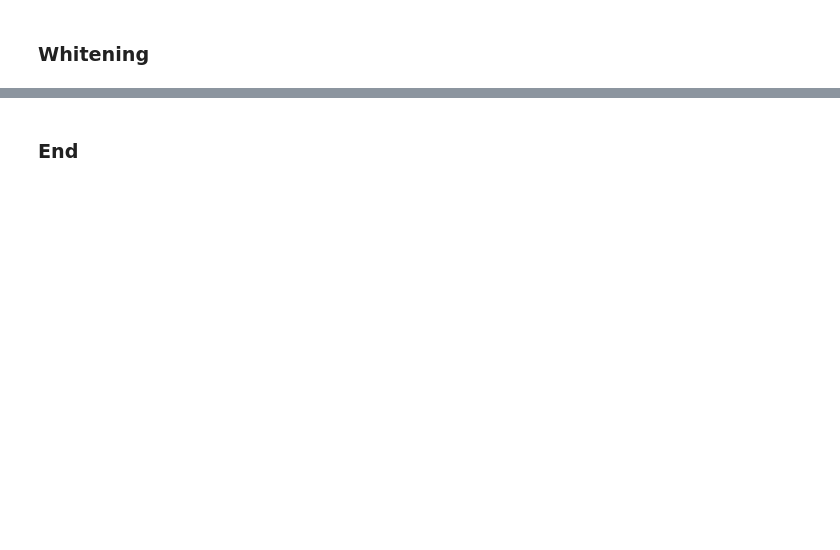
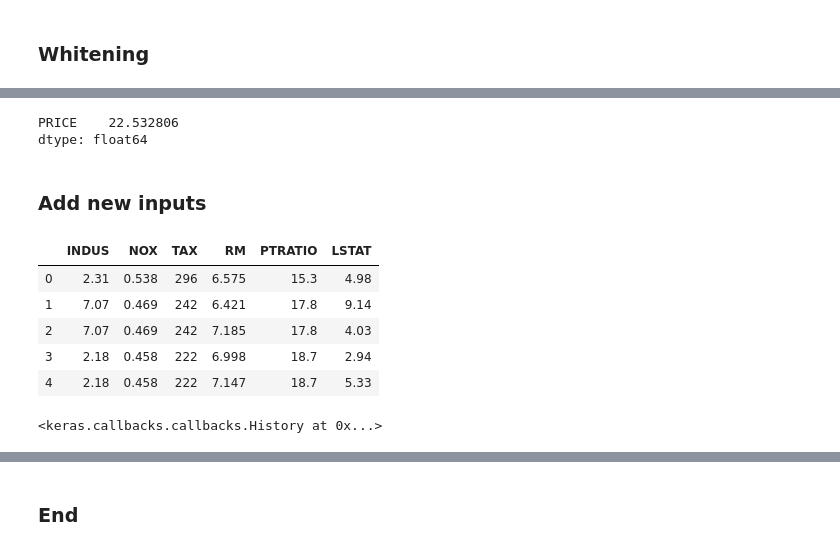
Before and after one commit to fionanealon/Boston-Housing-dataset, a Jupyter notebook: Boston Housing dataset.ipynb, the cells around one changed output, grey strips where cells are left out. Drawn from its saved outputs; the diff is of its cells as text; code cells hidden in the pictures; blank space fills up the shorter version.

```diff
--- a/Boston Housing dataset.ipynb
+++ b/Boston Housing dataset.ipynb
@@ -801,0 +994,20 @@ print("Results: %.2f (%.2f) MSE" % (results.mean(), results.std()))
+# %%
+# Use pandas to calculate the average price of 'PRICE'
+df[['PRICE']].mean()
+# %% [output]
+PRICE    22.532806
+dtype: float64
+# %% [markdown]
+### Add new inputs
+# %%
+# Create some input values with the RM, PTRATIO and LSTAT columns of the housing dataframe
+newinputs = df[['INDUS', 'NOX', 'TAX', 'RM', 'PTRATIO', 'LSTAT']]
+# Take a look at the first 5 values of inputs
+newinputs.head()
+# %% [output]
+|  | INDUS | NOX | TAX | RM | PTRATIO | LSTAT |
+| 0 | 2.31 | 0.538 | 296 | 6.575 | 15.3 | 4.98 |
+| 1 | 7.07 | 0.469 | 242 | 6.421 | 17.8 | 9.14 |
+| 2 | 7.07 | 0.469 | 242 | 7.185 | 17.8 | 4.03 |
+| 3 | 2.18 | 0.458 | 222 | 6.998 | 18.7 | 2.94 |
+| 4 | 2.18 | 0.458 | 222 | 7.147 | 18.7 | 5.33 |
@@ -801,0 +1026,5 @@ print("Results: %.2f (%.2f) MSE" % (results.mean(), results.std()))
+# %%
+# Train the model
+m.fit(newinputs_train, output_train, epochs=100, batch_size=10,verbose=0)
+# %% [output]
+<keras.callbacks.callbacks.History at 0x...>
```
Also changed, not shown: parts of 78 cells of this notebook.
